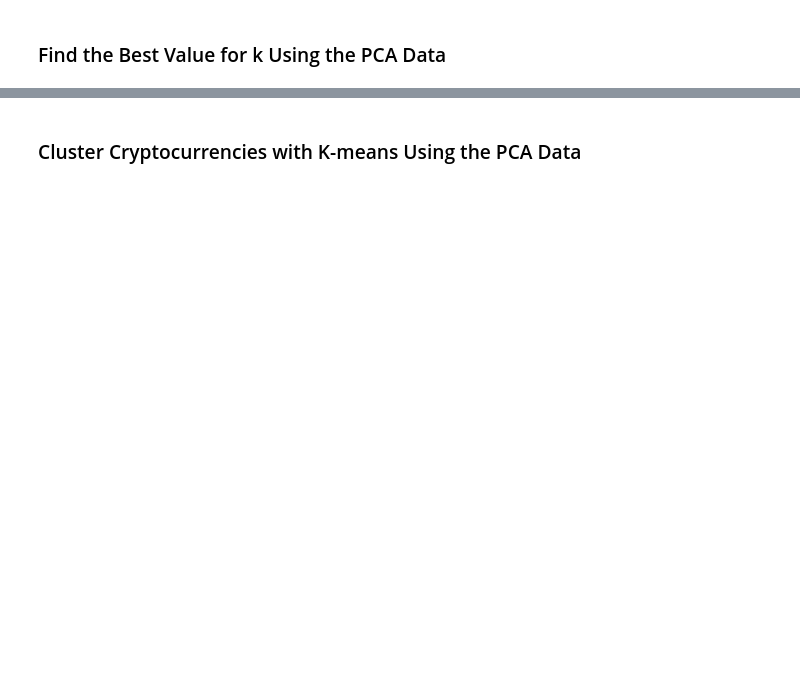
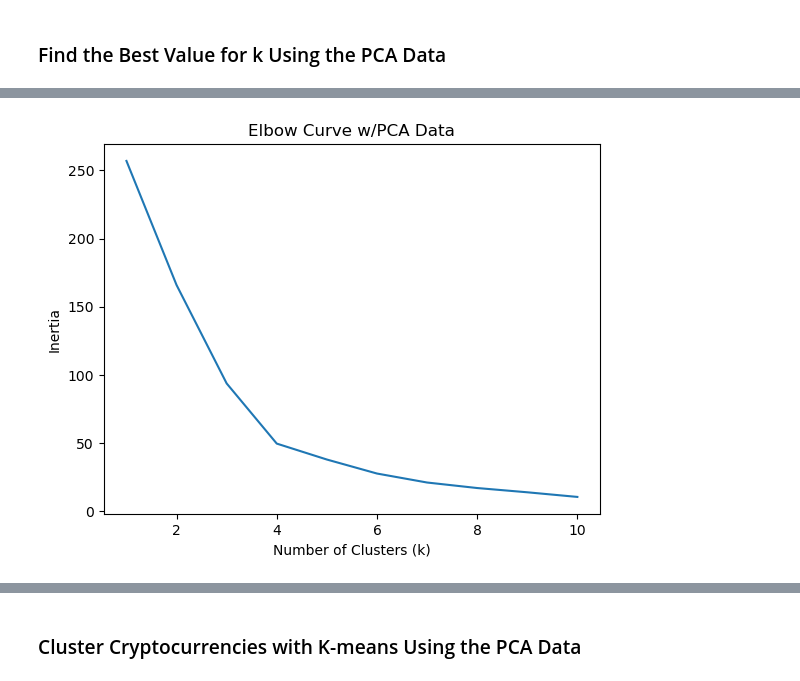
Before and after one commit to tawlee/CryptoClustering, a Jupyter notebook: Crypto_Clustering.ipynb, the cells around one changed output, grey strips where cells are left out. Cells and saved outputs as stored; diff of their text form; code cells hidden in the pictures; blank space fills up the shorter version.

```diff
--- a/Crypto_Clustering.ipynb
+++ b/Crypto_Clustering.ipynb
@@ -269,6 +271,13 @@ array([0.3719856 , 0.34700813, 0.17603793])
 # %%
 # Plot a line chart with all the inertia values computed with
 # the different values of k to visually identify the optimal value for k.
+plt.plot(elbow_df_2['k'], elbow_df_2['inertia'])
+plt.title('Elbow Curve w/PCA Data')
+plt.xlabel('Number of Clusters (k)')
+plt.ylabel('Inertia')
+plt.show()
+# %% [output]
+[figure, added]
 # %% [markdown]
 #### Answer the following questions:
 * **Question:** What is the best value for `k` when using the PCA data?
```
Also changed, not shown: parts of 9 cells of this notebook.
